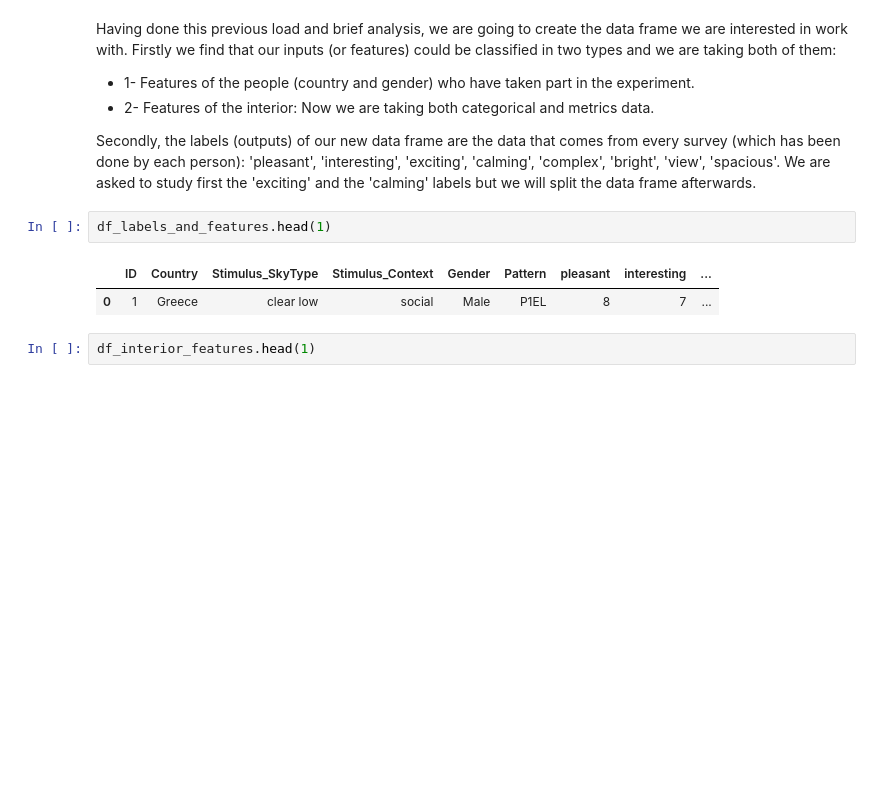
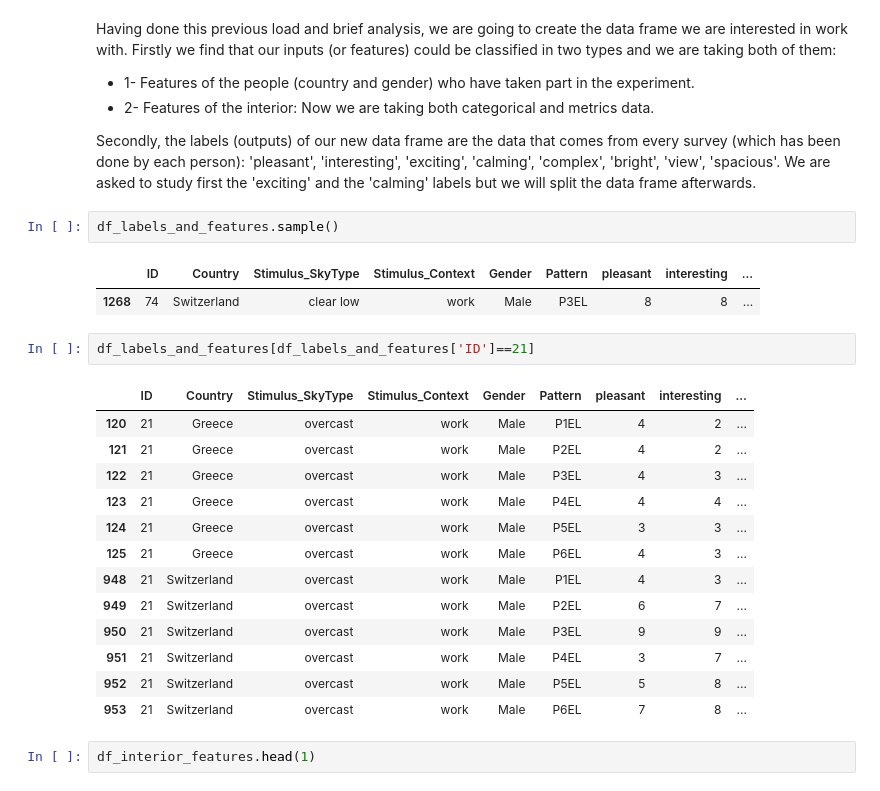
Before and after one commit to joSanchez28/Machine-Learning-EPFL, a Jupyter notebook: Project2-ArchitectureExperiment/Project2-Notebook.ipynb, the cells around one changed output. Cells and saved outputs as stored; diff of their text form; blank space fills up the shorter version.

```diff
--- a/Project2-ArchitectureExperiment/Project2-Notebook.ipynb
+++ b/Project2-ArchitectureExperiment/Project2-Notebook.ipynb
@@ -125,11 +125,27 @@ Having done this previous load and brief analysis, we are going to create the da
 * 2- Features of the interior: Now we are taking both categorical and metrics data.
 
 Secondly, the labels (outputs) of our new data frame are the data that comes from every survey (which has been done by each person): 'pleasant', 'interesting', 'exciting', 'calming', 'complex', 'bright', 'view', 'spacious'. We are asked to study first the 'exciting' and the 'calming' labels but we will split the data frame afterwards.
-# %%
-df_labels_and_features.head(1)
-# %% [output]
-|  | ID | Country | Stimulus_SkyType | Stimulus_Context | Gender | Pattern | pleasant | interesting | ... |
-| 0 | 1 | Greece | clear low | social | Male | P1EL | 8 | 7 | ... |
+# %%
+df_labels_and_features.sample()
+# %% [output]
+|  | ID | Country | Stimulus_SkyType | Stimulus_Context | Gender | Pattern | pleasant | interesting | ... |
+| 1268 | 74 | Switzerland | clear low | work | Male | P3EL | 8 | 8 | ... |
+# %%
+df_labels_and_features[df_labels_and_features['ID']==21]
+# %% [output]
+|  | ID | Country | Stimulus_SkyType | Stimulus_Context | Gender | Pattern | pleasant | interesting | ... |
+| 120 | 21 | Greece | overcast | work | Male | P1EL | 4 | 2 | ... |
+| 121 | 21 | Greece | overcast | work | Male | P2EL | 4 | 2 | ... |
+| 122 | 21 | Greece | overcast | work | Male | P3EL | 4 | 3 | ... |
+| 123 | 21 | Greece | overcast | work | Male | P4EL | 4 | 4 | ... |
+| 124 | 21 | Greece | overcast | work | Male | P5EL | 3 | 3 | ... |
+| 125 | 21 | Greece | overcast | work | Male | P6EL | 4 | 3 | ... |
+| 948 | 21 | Switzerland | overcast | work | Male | P1EL | 4 | 3 | ... |
+| 949 | 21 | Switzerland | overcast | work | Male | P2EL | 6 | 7 | ... |
+| 950 | 21 | Switzerland | overcast | work | Male | P3EL | 9 | 9 | ... |
+| 951 | 21 | Switzerland | overcast | work | Male | P4EL | 3 | 7 | ... |
+| 952 | 21 | Switzerland | overcast | work | Male | P5EL | 5 | 8 | ... |
+| 953 | 21 | Switzerland | overcast | work | Male | P6EL | 7 | 8 | ... |
 # %%
 df_interior_features.head(1)
 # %% [output]
```
Also changed, not shown: parts of 43 cells of this notebook.
